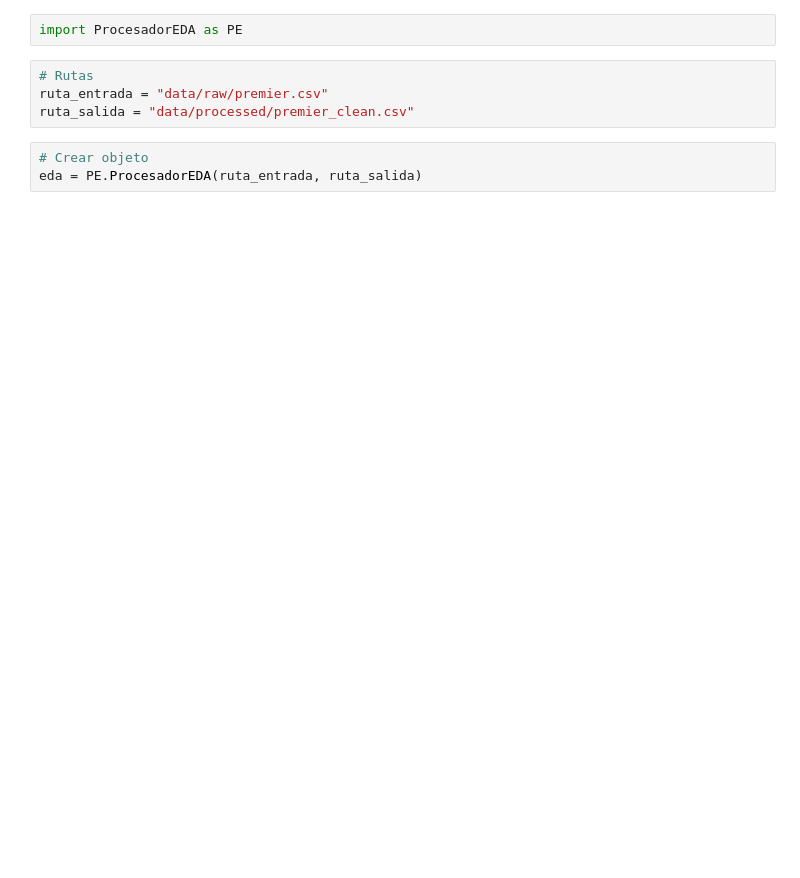
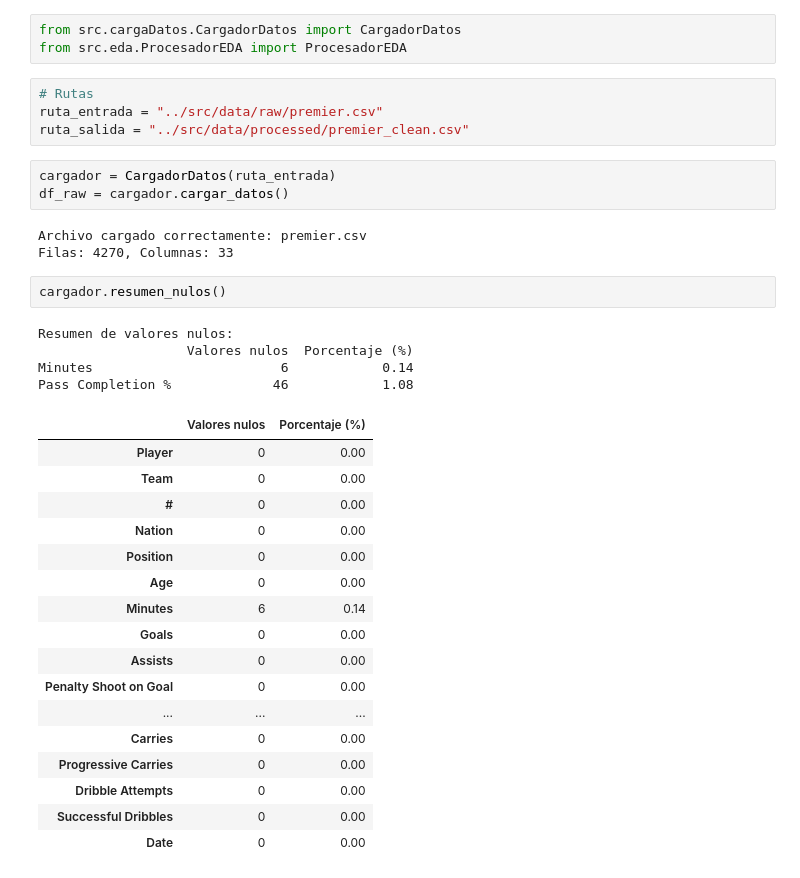
Before and after one commit to EveCalderonRojas/proyecto_progra, a Jupyter notebook: notebooks/01_EDA.ipynb, the cells around one changed output. Cells and saved outputs as stored; diff of their text form; blank space fills up the shorter version.

Commit message:
Archivos actualizados

```diff
--- a/notebooks/01_EDA.ipynb
+++ b/notebooks/01_EDA.ipynb
@@ -1,9 +1,37 @@
 # %%
-import ProcesadorEDA as PE
+from src.cargaDatos.CargadorDatos import CargadorDatos
+from src.eda.ProcesadorEDA import ProcesadorEDA
 # %%
 # Rutas
-ruta_entrada = "data/raw/premier.csv"
-ruta_salida = "data/processed/premier_clean.csv"
+ruta_entrada = "../src/data/raw/premier.csv"
+ruta_salida = "../src/data/processed/premier_clean.csv"
 # %%
-# Crear objeto
-eda = PE.ProcesadorEDA(ruta_entrada, ruta_salida)
+cargador = CargadorDatos(ruta_entrada)
+df_raw = cargador.cargar_datos()
+# %% [output]
+Archivo cargado correctamente: premier.csv
+Filas: 4270, Columnas: 33
+# %%
+cargador.resumen_nulos()
+# %% [output]
+Resumen de valores nulos:
+                   Valores nulos  Porcentaje (%)
+Minutes                        6            0.14
+Pass Completion %             46            1.08
+|  | Valores nulos | Porcentaje (%) |
+| Player | 0 | 0.00 |
+| Team | 0 | 0.00 |
+| # | 0 | 0.00 |
+| Nation | 0 | 0.00 |
+| Position | 0 | 0.00 |
+| Age | 0 | 0.00 |
+| Minutes | 6 | 0.14 |
+| Goals | 0 | 0.00 |
+| Assists | 0 | 0.00 |
+| Penalty Shoot on Goal | 0 | 0.00 |
+| ... | ... | ... |
+| Carries | 0 | 0.00 |
+| Progressive Carries | 0 | 0.00 |
+| Dribble Attempts | 0 | 0.00 |
+| Successful Dribbles | 0 | 0.00 |
+| Date | 0 | 0.00 |
```
Also changed, not shown: parts of 10 cells of this notebook, 2 other files.
